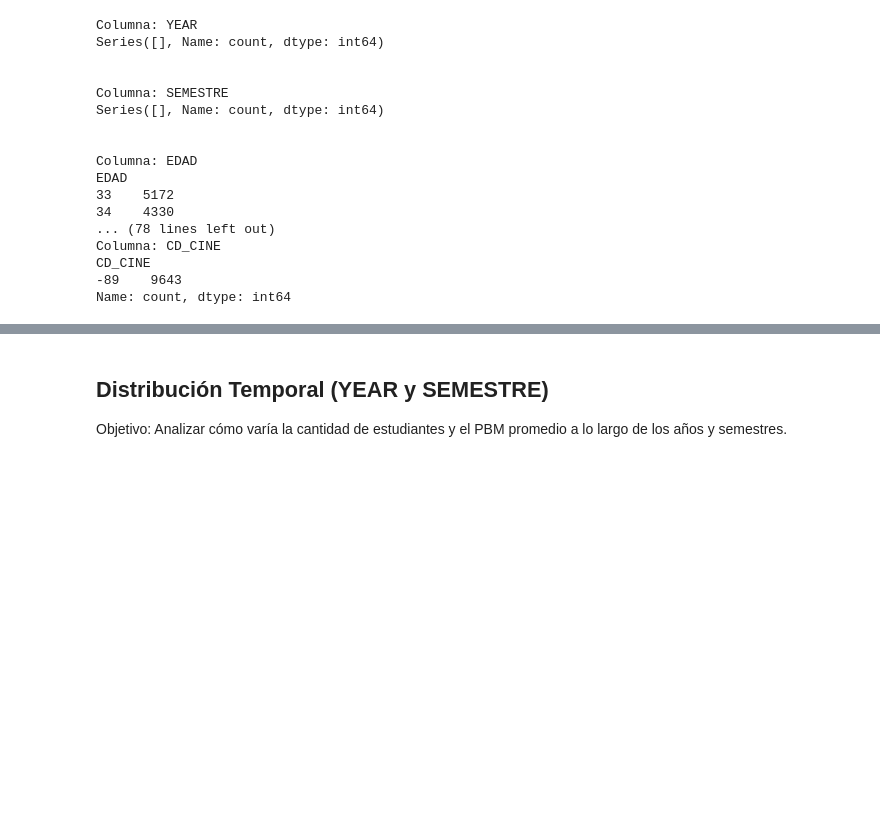
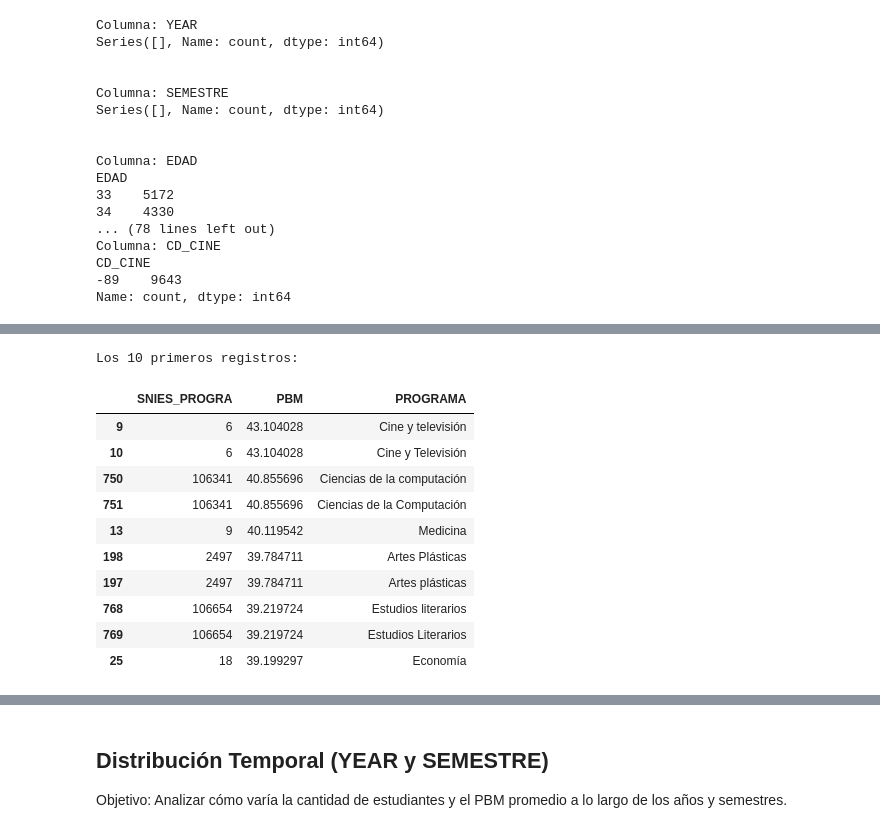
Before and after one commit to 10scar/Proyecto-ABD-2024-2, a Jupyter notebook: oscar.ipynb, the cells around one changed output, grey strips where cells are left out. Drawn from its saved outputs; the diff is of its cells as text; code cells hidden in the pictures; blank space fills up the shorter version.

```diff
--- a/oscar.ipynb
+++ b/oscar.ipynb
@@ -302,0 +320,25 @@ plt.show()
+# %%
+# Calcular el PBM promedio por SNIES_PROGRA
+pbm_promedio_snies = df.groupby('SNIES_PROGRA')['PBM'].mean().reset_index()
+
+# Unir con el dataframe original para obtener el nombre del programa
+pbm_promedio_snies = pbm_promedio_snies.merge(df[['SNIES_PROGRA', 'PROGRAMA']].drop_duplicates(), on='SNIES_PROGRA')
+
+# Ordenar por PBM promedio
+pbm_promedio_snies = pbm_promedio_snies.sort_values('PBM', ascending=False)
+# Mostrar los 10 primeros registros
+print("Los 10 primeros registros:")
+pbm_promedio_snies.head(10)
+# %% [output]
+Los 10 primeros registros:
+|  | SNIES_PROGRA | PBM | PROGRAMA |
+| 9 | 6 | 43.104028 | Cine y televisión |
+| 10 | 6 | 43.104028 | Cine y Televisión |
+| 750 | 106341 | 40.855696 | Ciencias de la computación |
+| 751 | 106341 | 40.855696 | Ciencias de la Computación |
+| 13 | 9 | 40.119542 | Medicina |
+| 198 | 2497 | 39.784711 | Artes Plásticas |
+| 197 | 2497 | 39.784711 | Artes plásticas |
+| 768 | 106654 | 39.219724 | Estudios literarios |
+| 769 | 106654 | 39.219724 | Estudios Literarios |
+| 25 | 18 | 39.199297 | Economía |
```
Also changed, not shown: parts of 8 cells of this notebook.
